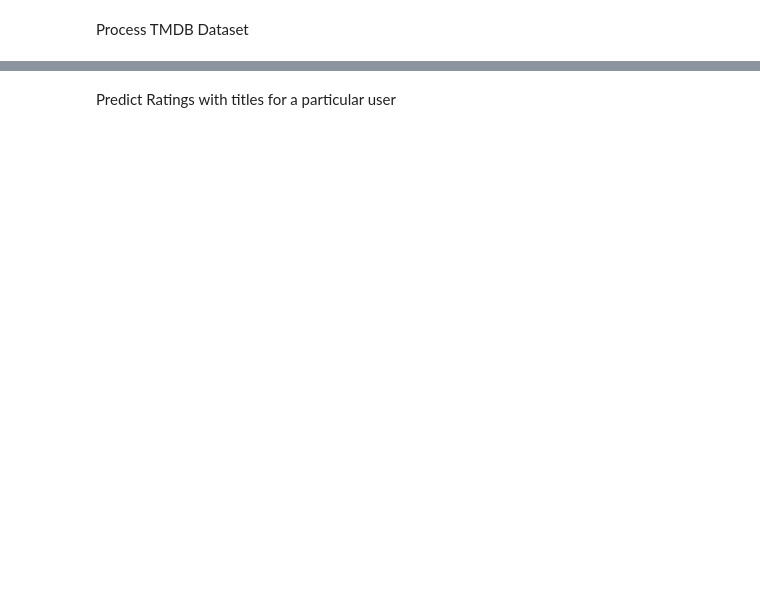
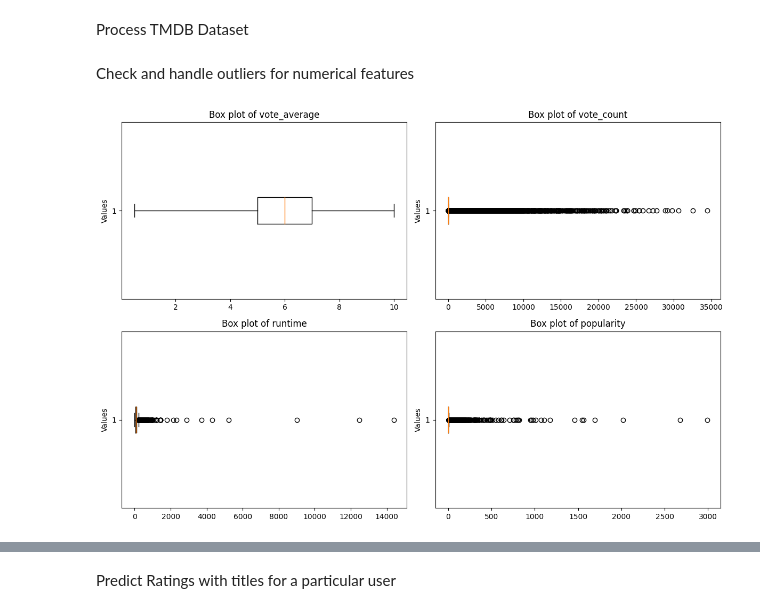
Before and after one commit to kenzverylayz/4222_Project, a Jupyter notebook: deep_learning_hybrid.ipynb, the cells around one changed output, grey strips where cells are left out. Drawn from its saved outputs; the diff is of its cells as text; code cells hidden in the pictures; blank space fills up the shorter version.

```diff
--- a/deep_learning_hybrid.ipynb
+++ b/deep_learning_hybrid.ipynb
@@ -41,7 +86,6 @@ Encode Catgorical features & Scale Numerical Variables
 # %%
 # Define categorical and numerical features
 categorical_features = ['Gender', 'Occupation', 'Age']
-numerical_features = ['vote_average', 'vote_count', 'revenue', 'runtime', 'budget', 'popularity']
 
 # One-Hot Encoding for categorical variables
 one_hot_encoder = OneHotEncoder(sparse=False)  # Using sparse=False to get a dense array
@@ -284,9 +266,31 @@ tmdb_df = pd.read_csv("/kaggle/input/tmdb-movies/TMDB_movie_dataset_v11.csv", in
 tmdb_df['release_date'] = pd.to_datetime(tmdb_df['release_date'], errors='coerce')
 
 # Creating new "year" (string) column and extracting year from the "release_date" field
-# Changed .replace('nan', '') to .replace('<NA>', '')
 tmdb_df['year'] = tmdb_df['release_date'].dt.year.astype('Int64').astype(str).replace('<NA>', '')
 
-# Drop unnecessary columns
+# Drop unnecessary columns not used in analysis
 tmdb_df1 = tmdb_df.drop(['status', 'backdrop_path', 'homepage', 'imdb_id', 'poster_path', 'production_companies','production_countries', 'release_date',
-                         'original_language', "original_title", "spoken_languages"], axis=1)
+                         'original_language', "original_title", "spoken_languages", "overview", "tagline", "revenue", "budget"], axis=1)
+# %% [markdown]
+Check and handle outliers for numerical features
+# %%
+# Coerce '0' values to NA for numerical features
+tmdb_df1[numerical_features] = tmdb_df1[numerical_features].replace(0, pd.NA)
+
+# Drop rows with 0 for numerical features (as it will skew/bias the results if included)
+tmdb_df1 = tmdb_df1.dropna(subset=numerical_features)
+# %%
+# Create a box plot for each numerical feature
+plt.figure(figsize=(12, 8))  # Set the figure size for better readability
+
+for i, column in enumerate(numerical_features, 1):
+    plt.subplot(2, 2, i)  # This creates a 2x2 grid of subplots
+
+    plt.boxplot(tmdb_df1[column], whis=3, vert = False)
+    plt.title(f'Box plot of {column}')  # Title for each subplot
+    plt.ylabel('Values')  # Set the y-axis label
+
+plt.tight_layout()
+plt.show()
+# %% [output]
+[figure, added]
```
Also changed, not shown: parts of 31 cells of this notebook.
